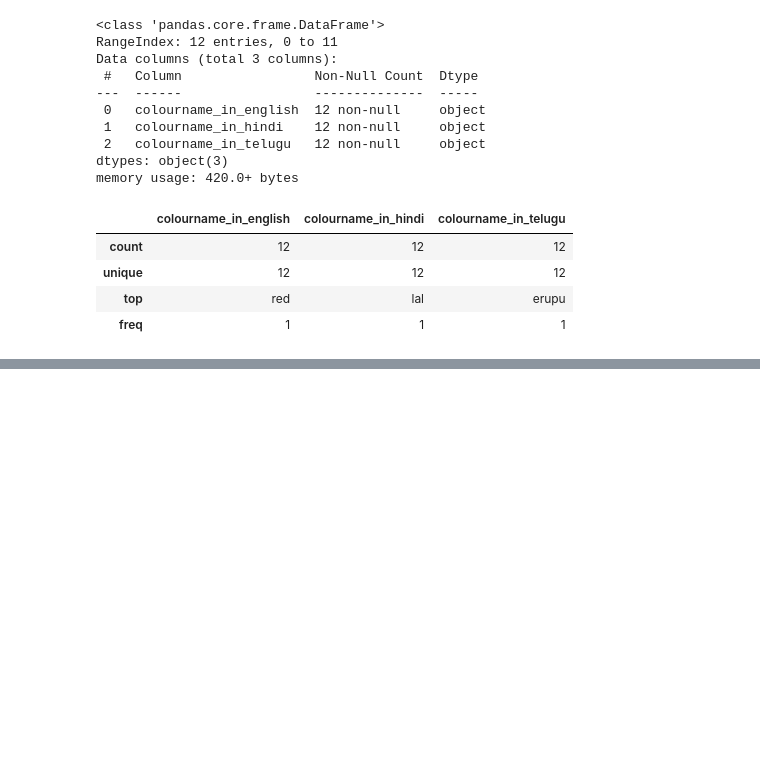
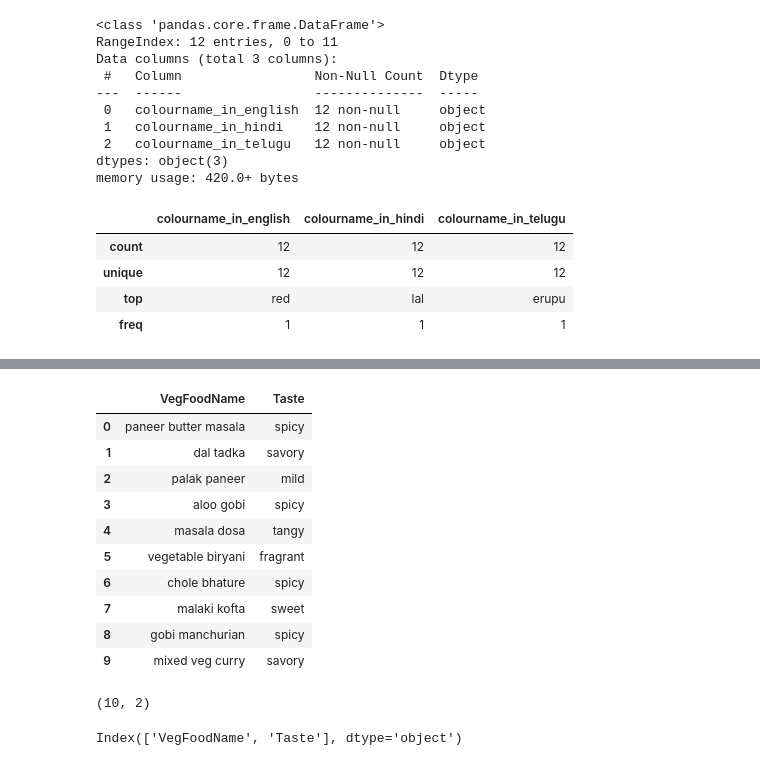
Before and after one commit to ParamatmaPulivarthi/salomi_all_assignments, a Jupyter notebook: class9_assignment_2026.ipynb, the cells around one changed output, grey strips where cells are left out. Saved outputs shown, nothing was run; the diff lists cells and outputs as text; code cells hidden in the pictures; blank space fills up the shorter version.

```diff
--- a/class9_assignment_2026.ipynb
+++ b/class9_assignment_2026.ipynb
@@ -289,0 +397,24 @@ df.describe()
+# %%
+df_veg=pd.read_excel(r"C:\Users\hp\salomi\vegfood_items.xlsx file.xlsx")
+# %%
+df_veg
+# %% [output]
+|  | VegFoodName | Taste |
+| 0 | paneer butter masala | spicy |
+| 1 | dal tadka | savory |
+| 2 | palak paneer | mild |
+| 3 | aloo gobi | spicy |
+| 4 | masala dosa | tangy |
+| 5 | vegetable biryani | fragrant |
+| 6 | chole bhature | spicy |
+| 7 | malaki kofta | sweet |
+| 8 | gobi manchurian | spicy |
+| 9 | mixed veg curry | savory |
+# %%
+df_veg.shape
+# %% [output]
+(10, 2)
+# %%
+df_veg.columns
+# %% [output]
+Index(['VegFoodName', 'Taste'], dtype='object')
```
Also changed, not shown: parts of 41 cells of this notebook.
